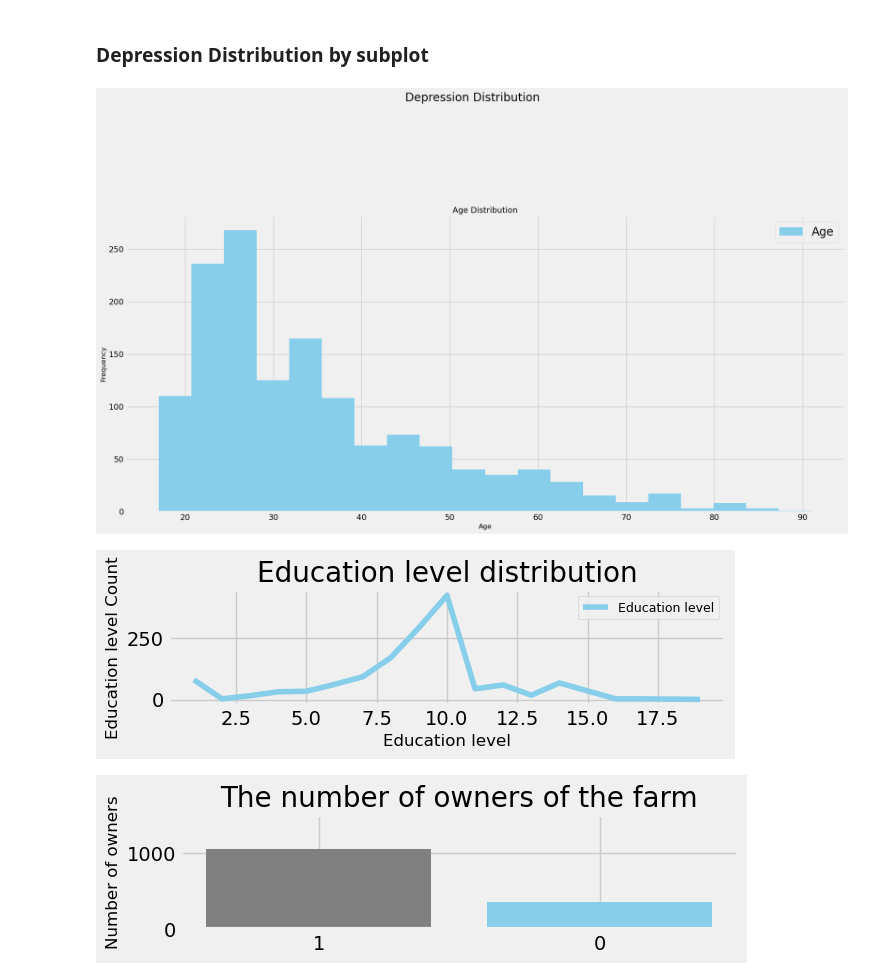
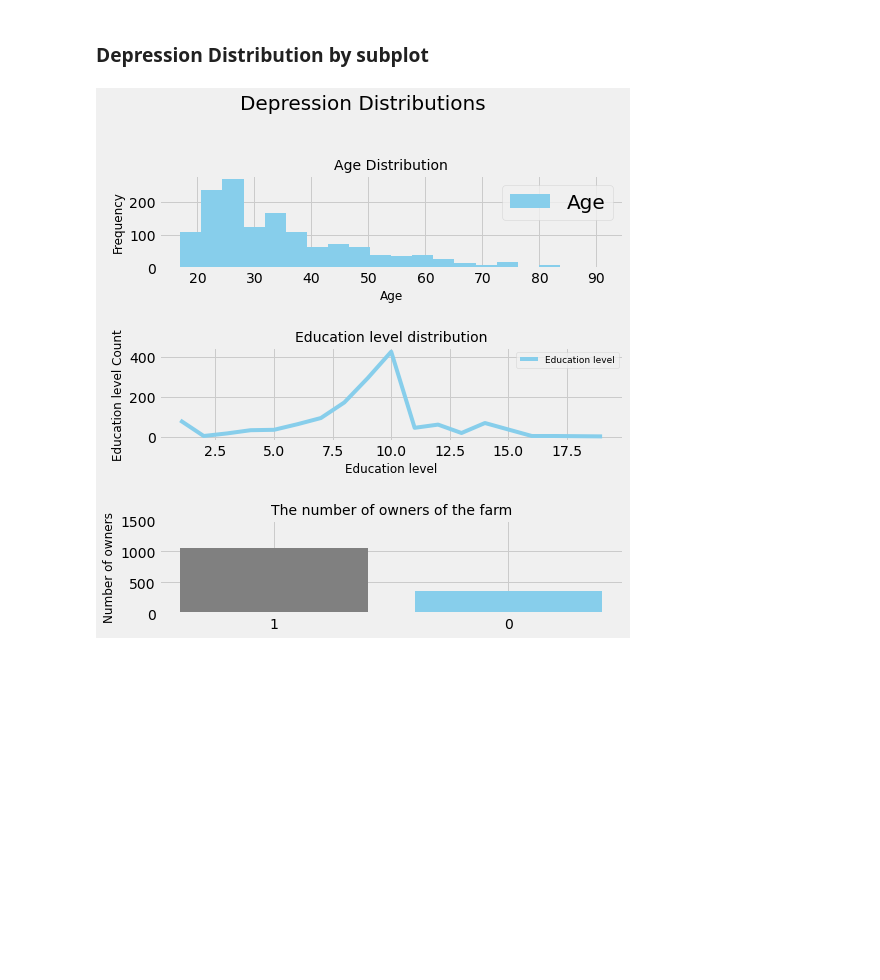
Before and after one commit to Tuwaiq-Data-Science-Bootcamp-V3/Bootcamp-Project-2-Data-Analysis, a Jupyter notebook: group_project_1-2.ipynb, the cells around one changed output. Drawn from its saved outputs; the diff is of its cells as text; code cells hidden in the pictures; blank space fills up the shorter version.

```diff
--- a/group_project_1-2.ipynb
+++ b/group_project_1-2.ipynb
@@ -565,77 +583,44 @@ plt.show()
 # %% [markdown]
 ### Depression Distribution by subplot
 # %%
+import matplotlib.pyplot as plt
+
 # Define figure size
-plt.figure(figsize=[20,30])
-
-plt.suptitle('Depression Distribution',fontsize = 20)
+fig = plt.figure(figsize=(8, 8))
+plt.suptitle('Depression Distributions', fontsize=20)
 plt.style.use('fivethirtyeight')
 
-#first
-plt.subplot(3,1,1) #(number of rows, number of columns, number of plot)
-
-# Plot the histogram
-plt.hist(df['Age'], bins=20,color=colors[1:2])
-# Set plot title and font size
+# First subplot
+plt.subplot(3, 1, 1)  # (number of rows, number of columns, number of plot)
+plt.hist(df['Age'], bins=20, color=colors[1:2])
 plt.title('Age Distribution', fontsize=14)
-# Set x-axis label and font size
 plt.xlabel('Age', fontsize=12)
-# Set y-axis label and font size
 plt.ylabel('Frequency', fontsize=12)
-
-
-# Add legend
 plt.legend(['Age'], loc='best', fontsize=20)
 
-# Show the plot
-plt.show()
-
-#second
-plt.subplot(3,1,2)
-# Calculate the value counts for 'education level ' column
-
-# Plot the plot chart
-plt.plot(edu_l , countedu,c = colors[1])
-# Set plot title and font size
-plt.title('Education level distribution',fontsize=20)
-
-# Set font size for plot chart labels
-plt.xlabel('Education level',fontsize=12)
-plt.ylabel('Education level Count',fontsize=12)
-
-# Add legend
+# Second subplot
+plt.subplot(3, 1, 2)
+plt.plot(edu_l, countedu, c=colors[1])
+plt.title('Education level distribution', fontsize=14)
+plt.xlabel('Education level', fontsize=12)
+plt.ylabel('Education level Count', fontsize=12)
 plt.legend(['Education level'], loc='best', fontsize=9)
 
-# Show the plot
-plt.show()
-
-
-#third
-plt.subplot(3,1,3)
-
-# Calculate the value counts for 'incoming_own_farm' column
-
+# Third subplot
+plt.subplot(3, 1, 3)
 own_counts = df['incoming_own_farm'].value_counts()
-own_counts
 incoming_own_farm = ['1', '0']
-
-# Plot the bar chart
-plt.bar(incoming_own_farm,own_counts,color =colors)
-# Set plot title and font size
-plt.title('The number of owners of the farm',fontsize=20)
-
-# Set font size for plot chart label
-
-plt.ylabel('Number of owners',fontsize=12)
-
+plt.bar(incoming_own_farm, own_counts, color=colors)
+plt.title('The number of owners of the farm', fontsize=14)
+plt.ylabel('Number of owners', fontsize=12)
 plt.ylim([0, 1500])
 
+# Adjust spacing and layout
+fig.tight_layout(pad=2)
 
-# Show the plot
+# Display the plot
 plt.show()
 # %% [output]
-[figure, old version]
+[figure, new version]
-[figure, removed]
-[figure, removed]
 # %%
 # Save the report to an HTML file
```
Also changed, not shown: parts of 18 cells of this notebook, 4 other files.
